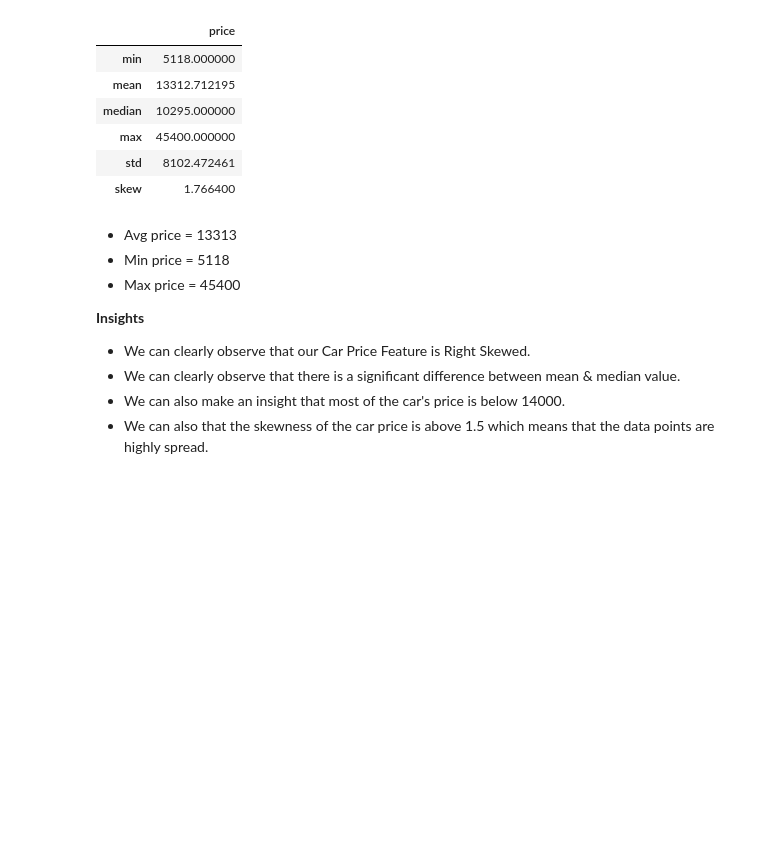
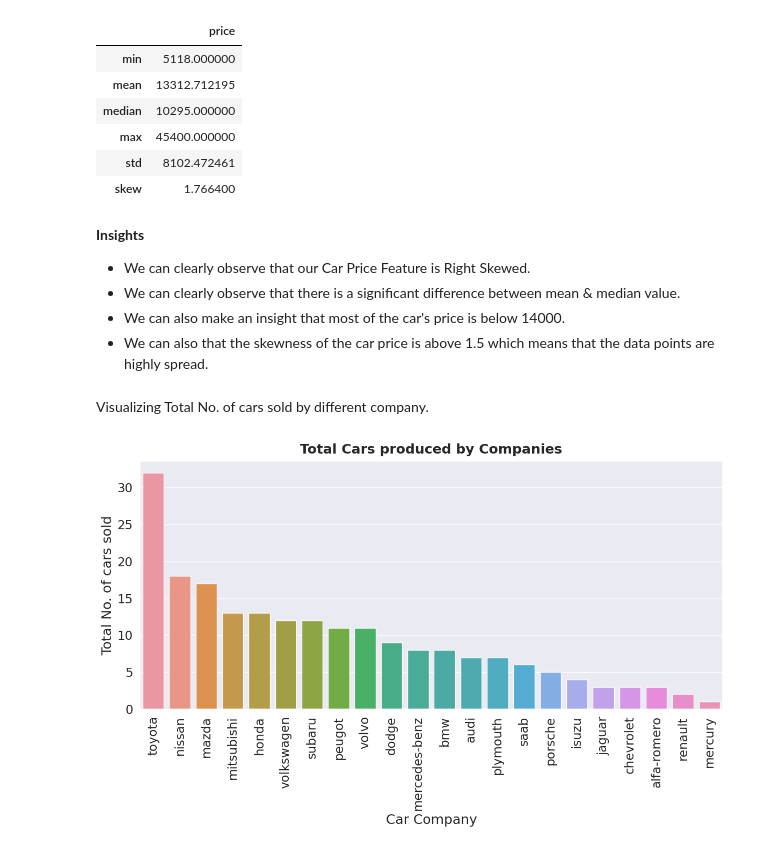
Before and after one commit to ShreeKeshavan/Car_price_prediction, a Jupyter notebook: Car_price_prediction.ipynb, the cells around one changed output. Drawn from its saved outputs; the diff is of its cells as text; code cells hidden in the pictures; blank space fills up the shorter version.

```diff
--- a/Car_price_prediction.ipynb
+++ b/Car_price_prediction.ipynb
@@ -265,13 +266,22 @@ df["price"].agg(["min","mean","median","max","std","skew"]).to_frame()
 | std | 8102.472461 |
 | skew | 1.766400 |
 # %% [markdown]
-* Avg price = 13313
-* Min price = 5118
-* Max price = 45400
-
  **Insights**
 
 * We can clearly observe that our Car Price Feature is Right Skewed.
 * We can clearly observe that there is a significant difference between mean & median value.
 * We can also make an insight that most of the car's price is below 14000.
 * We can also that the skewness of the car price is above 1.5 which means that the data points are highly spread.
+# %% [markdown]
+Visualizing Total No. of cars sold by different company.
+# %%
+plt.figure(figsize=(14,6))
+counts = df["make"].value_counts()
+sns.barplot(x=counts.index, y=counts.values)
+plt.xlabel("Car Company")
+plt.ylabel("Total No. of cars sold")
+plt.title("Total Cars produced by Companies", pad=10, fontweight="black")
+plt.xticks(rotation=90)
+plt.show()
+# %% [output]
+[figure, added]
```
Also changed, not shown: parts of 6 cells of this notebook.
